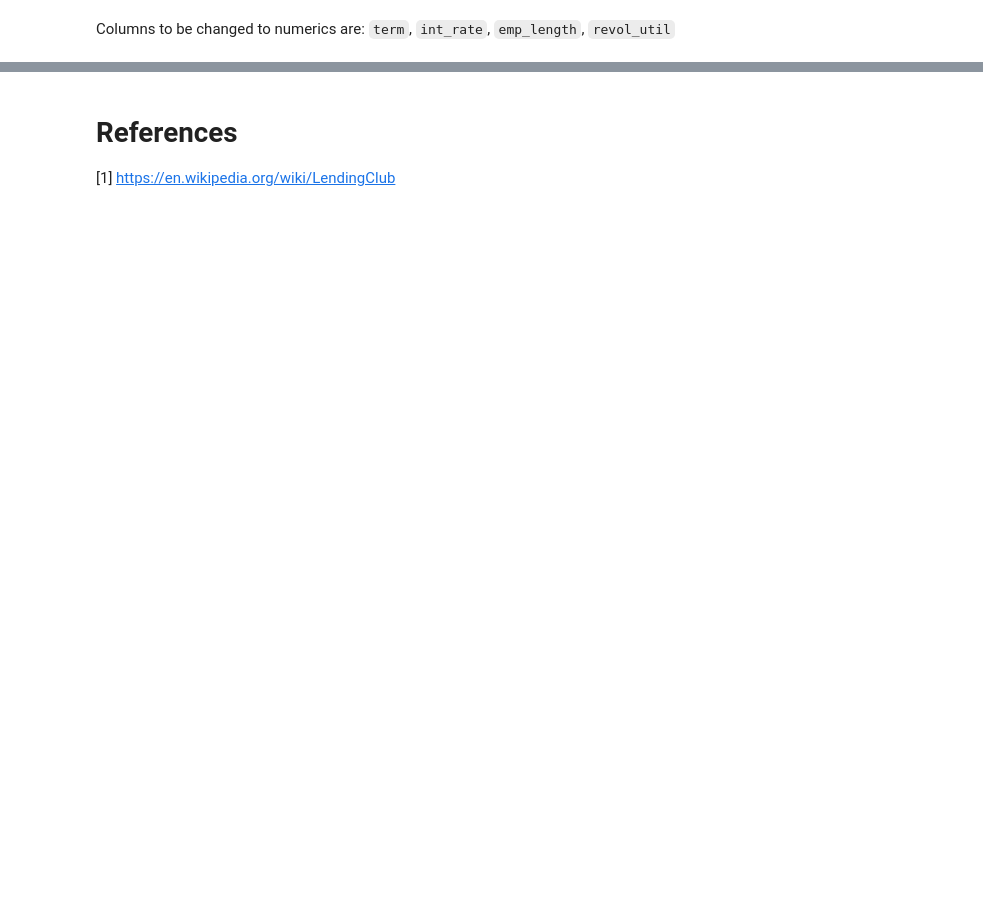
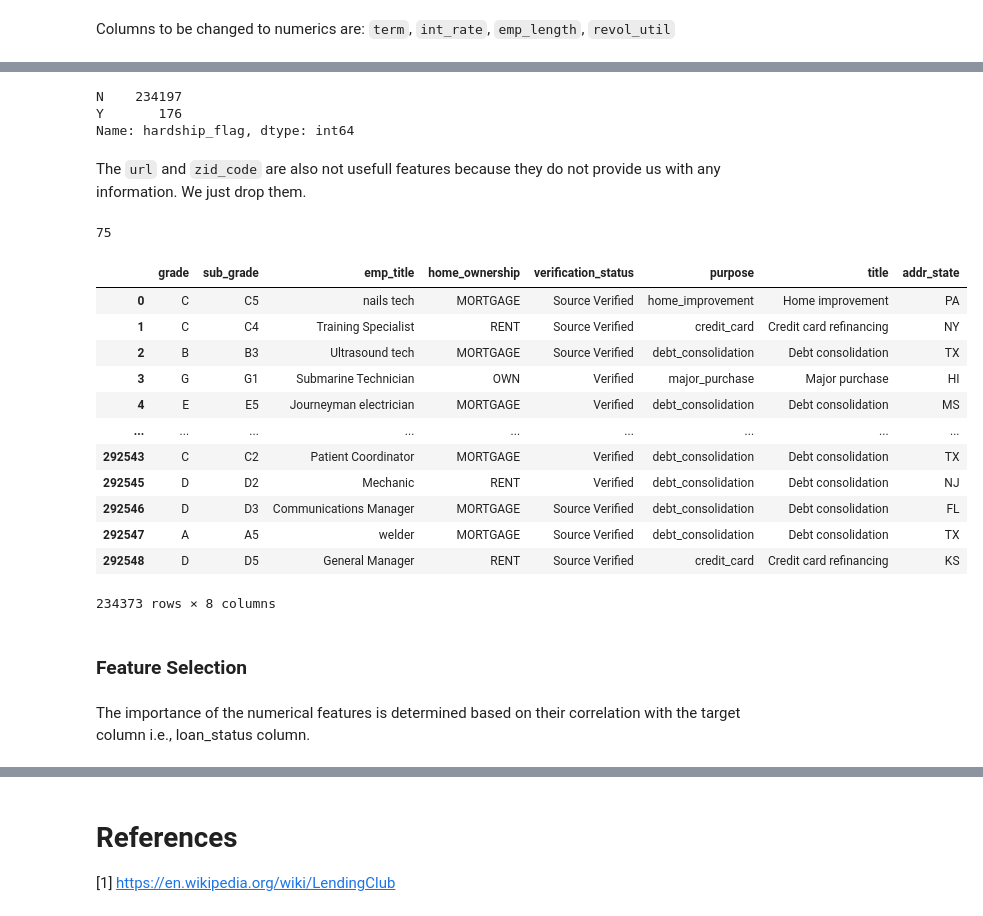
Before and after one commit to hsalahi23/Loan-application-predictor, a Jupyter notebook: Notebook1.ipynb, the cells around one changed output, grey strips where cells are left out. Cells and saved outputs as stored; diff of their text form; code cells hidden in the pictures; blank space fills up the shorter version.

```diff
--- a/Notebook1.ipynb
+++ b/Notebook1.ipynb
@@ -332,0 +282,2 @@ memory usage: 54.1+ MB
+# %%
+loan_sample['initial_list_status'] = loan_sample['initial_list_status'].map({'w': 1, 'f': 0})
@@ -332,0 +290,38 @@ memory usage: 54.1+ MB
+# %%
+loan_sample['application_type'] = loan_sample['application_type'].map({'Joint App': 1, 'Individual': 0})
+# %%
+loan_sample['hardship_flag'].value_counts()
+# %% [output]
+N    234197
+Y       176
+Name: hardship_flag, dtype: int64
+# %%
+loan_sample['hardship_flag'] = loan_sample['hardship_flag'].map({'Y': 1, 'N': 0})
+# %% [markdown]
+The `url` and `zid_code` are also not usefull features because they do not provide us with any information. We just drop them.
+# %%
+loan_sample.drop(columns=['url' , 'zip_code'] , inplace = True)
+# %%
+loan_sample.shape[1]
+# %% [output]
+75
+# %%
+loan_sample.select_dtypes(include='object')
+# %% [output]
+|  | grade | sub_grade | emp_title | home_ownership | verification_status | purpose | title | addr_state |
+| 0 | C | C5 | nails tech | MORTGAGE | Source Verified | home_improvement | Home improvement | PA |
+| 1 | C | C4 | Training Specialist | RENT | Source Verified | credit_card | Credit card refinancing | NY |
+| 2 | B | B3 | Ultrasound tech | MORTGAGE | Source Verified | debt_consolidation | Debt consolidation | TX |
+| 3 | G | G1 | Submarine Technician | OWN | Verified | major_purchase | Major purchase | HI |
+| 4 | E | E5 | Journeyman electrician | MORTGAGE | Verified | debt_consolidation | Debt consolidation | MS |
+| ... | ... | ... | ... | ... | ... | ... | ... | ... |
+| 292543 | C | C2 | Patient Coordinator | MORTGAGE | Verified | debt_consolidation | Debt consolidation | TX |
+| 292545 | D | D2 | Mechanic | RENT | Verified | debt_consolidation | Debt consolidation | NJ |
+| 292546 | D | D3 | Communications Manager | MORTGAGE | Source Verified | debt_consolidation | Debt consolidation | FL |
+| 292547 | A | A5 | welder | MORTGAGE | Source Verified | debt_consolidation | Debt consolidation | TX |
+| 292548 | D | D5 | General Manager | RENT | Source Verified | credit_card | Credit card refinancing | KS |
+234373 rows × 8 columns
+# %% [markdown]
+### Feature Selection
+# %% [markdown]
+The importance of the numerical features is determined based on their correlation with the target column i.e., loan_status column.
```
Also changed, not shown: parts of 58 cells of this notebook.
